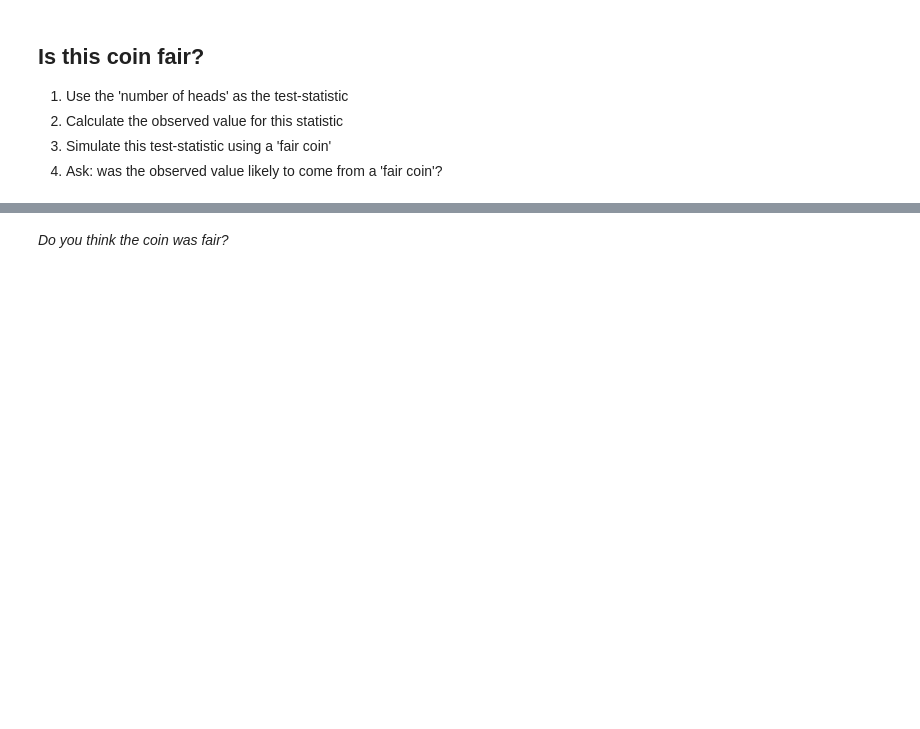
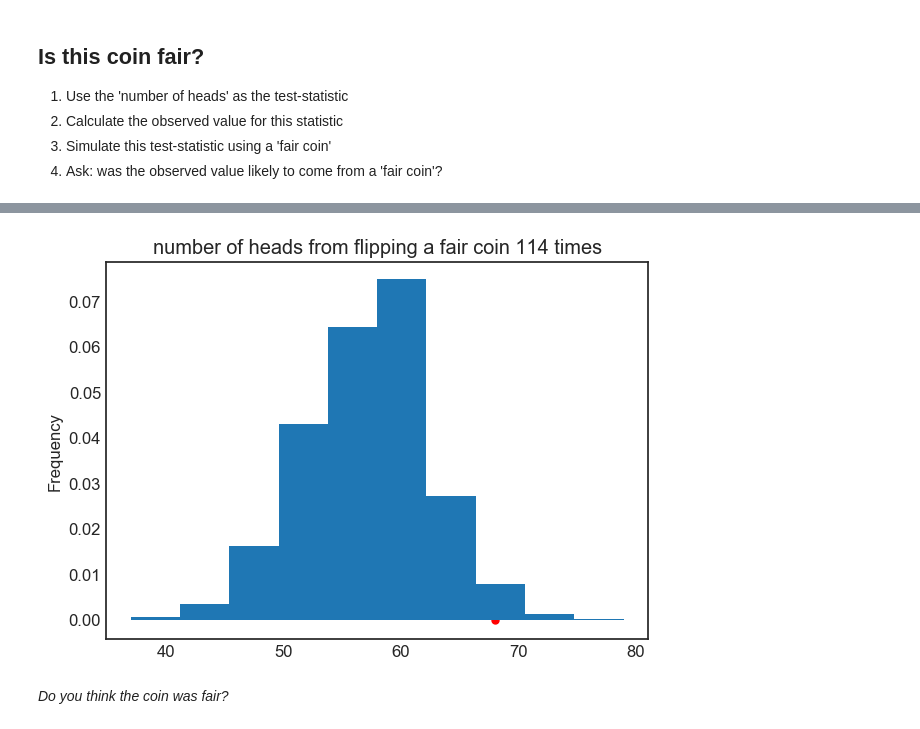
Before and after one commit to lks1227/dsc80-sp20, a Jupyter notebook: lectures/04 - Hypothesis Testing/Lecture 4 Hypothesis Testing.ipynb, the cells around one changed output, grey strips where cells are left out. Cells and saved outputs as stored; diff of their text form; code cells hidden in the pictures; blank space fills up the shorter version.

```diff
--- a/lectures/04 - Hypothesis Testing/Lecture 4 Hypothesis Testing.ipynb
+++ b/lectures/04 - Hypothesis Testing/Lecture 4 Hypothesis Testing.ipynb
@@ -103,7 +127,9 @@ for _ in range(N):
 # %%
 # sampling distribution
 pd.Series(results).plot(kind='hist', density=True, title='number of heads from flipping a fair coin 114 times');
-plt.scatter([obs], [0], s=25, c='r');
+plt.scatter(obs, 0, s=25, c='r');
+# %% [output]
+[figure, added]
 # %% [markdown]
 *Do you think the coin was fair?*
 # %%
```
Also changed, not shown: parts of 5 cells of this notebook, 1 other file.
